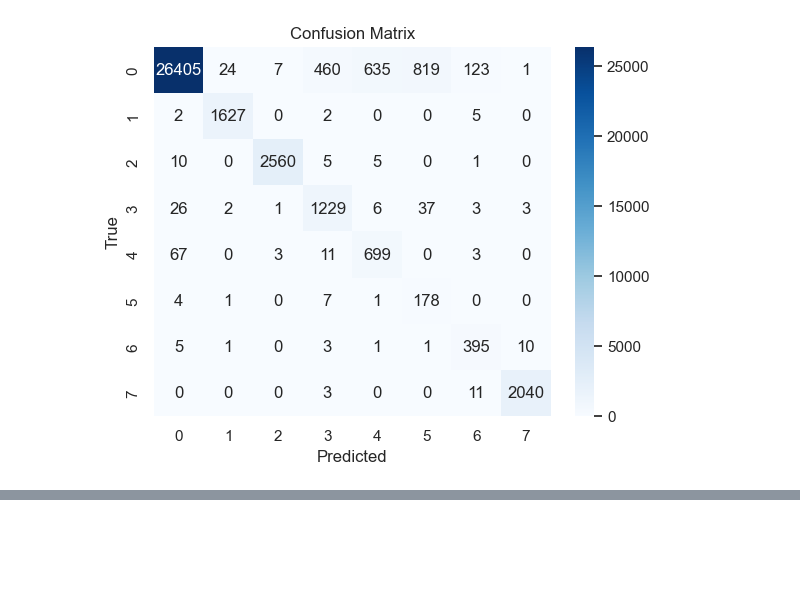
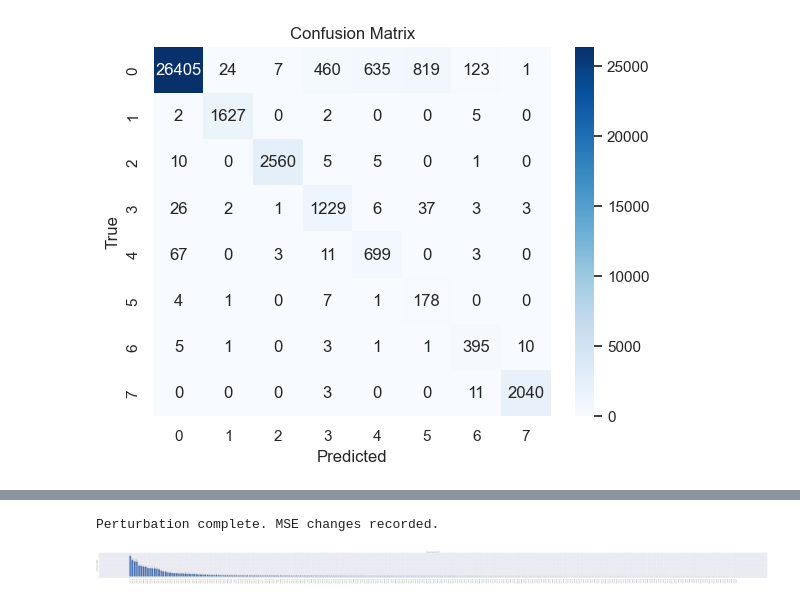
Before and after one commit to KostiantynBoiar/ECG-data-preprocessing, a Jupyter notebook: Tasks.ipynb, the cells around one changed output, grey strips where cells are left out. Saved outputs shown, nothing was run; the diff lists cells and outputs as text; code cells hidden in the pictures; blank space fills up the shorter version.

```diff
--- a/Tasks.ipynb
+++ b/Tasks.ipynb
@@ -94,0 +213,56 @@ F1 Score: 0.8150335985713419
+# %%
+# Set parameters
+num_features = X.shape[1]
+kf = KFold(n_splits=5, shuffle=True, random_state=42)
+importance_scores = np.zeros(num_features)
+variances = np.zeros(num_features)
+
+# Initialize score lists for each feature
+feature_fold_scores = [[] for _ in range(num_features)]
+
+# Train one model per fold, then perturb each feature
+for train_idx, val_idx in kf.split(X):
+    X_train, X_val = X[train_idx], X[val_idx]
+    y_train, y_val = y[train_idx], y[val_idx]
+
+    # Train model once per fold
+    model = SVC(kernel='linear')
+    model.fit(X_train, y_train)
+
+    # Original prediction and MSE
+    y_pred_orig = model.predict(X_val)
+    mse_orig = np.mean((y_val - y_pred_orig) ** 2)
+
+    # Perturb each feature and measure MSE change
+    for j in range(num_features):
+        X_val_perturbed = X_val.copy()
+        X_val_perturbed[:, j] = 0  # zero perturbation
+        y_pred_perturbed = model.predict(X_val_perturbed)
+        mse_perturbed = np.mean((y_val - y_pred_perturbed) ** 2)
+        delta_mse = mse_perturbed - mse_orig
+        feature_fold_scores[j].append(delta_mse)
+
+# Compute mean importance and variance for each feature
+for j in range(num_features):
+    importance_scores[j] = np.mean(feature_fold_scores[j])
+    variances[j] = np.var(feature_fold_scores[j])
+
+print("Perturbation complete. MSE changes recorded.")
+# %% [output]
+Perturbation complete. MSE changes recorded.
+# %%
+# get all features
+all_idx = np.argsort(importance_scores)[::-1]   # 按重要性排序（从大到小）
+all_scores = importance_scores[all_idx]
+all_vars = variances[all_idx]
+
+# visualization
+plt.figure(figsize=(120, 6))
+plt.bar(range(len(all_scores)), all_scores, yerr=np.sqrt(all_vars), capsize=3)
+plt.xticks(range(len(all_scores)), [f"Feature {i}" for i in all_idx], rotation=90)
+plt.ylabel("Importance Score (ΔMSE)")
+plt.title("All Feature Importance (PermFIT)")
+plt.tight_layout()
+plt.show()
+# %% [output]
+[figure, added]
```
Also changed, not shown: parts of 15 cells of this notebook.
